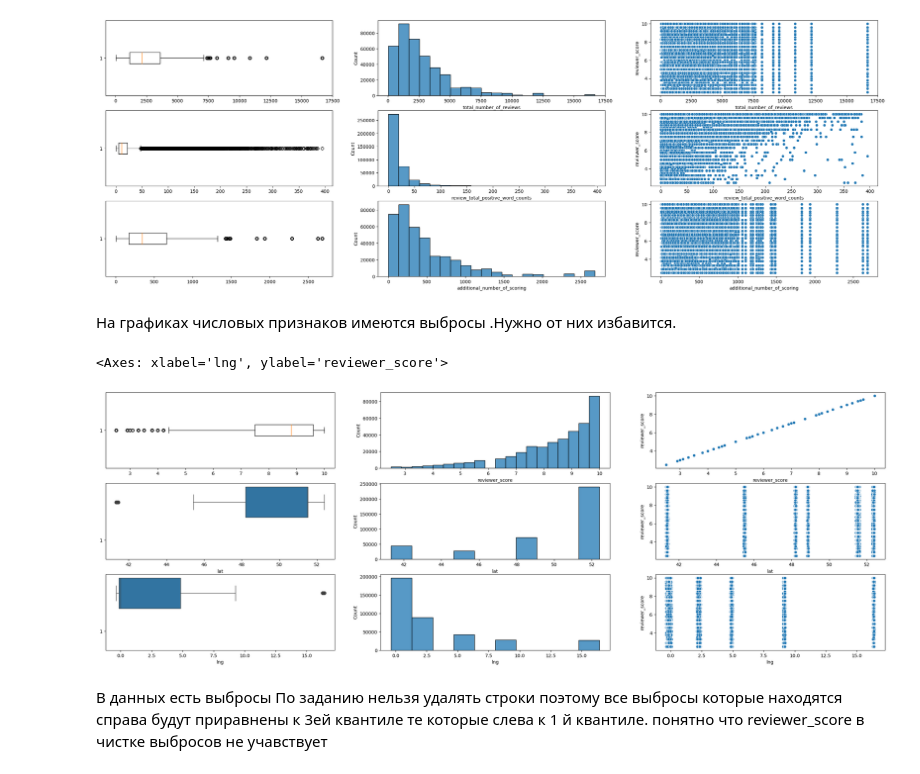
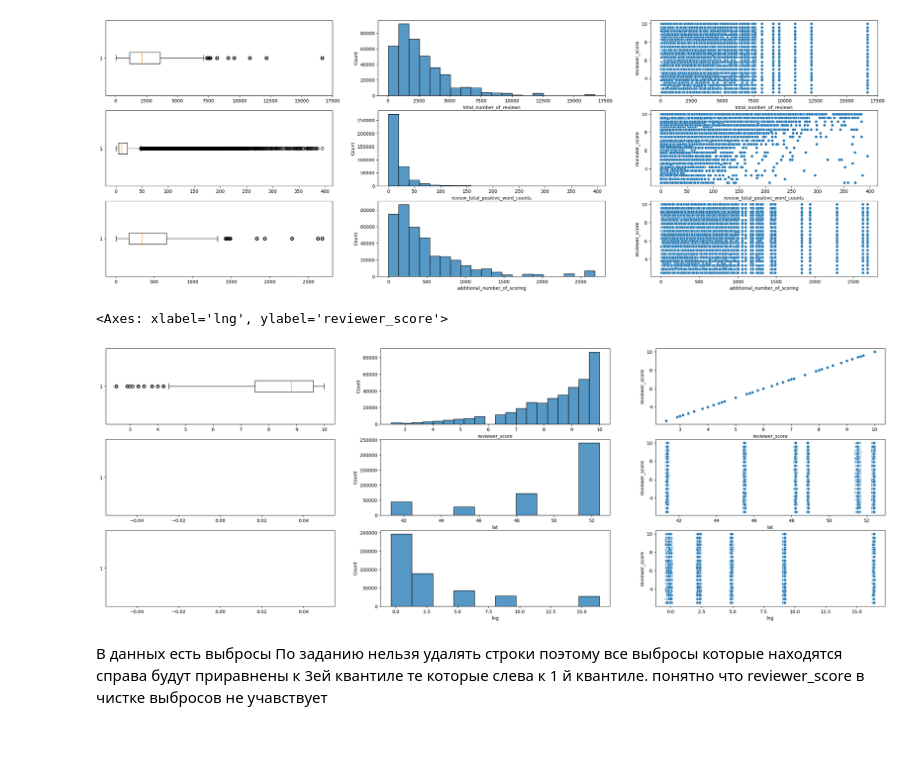
Before and after one commit to Viatcheslav1991/Prodjekt-1, a Jupyter notebook: EDA_Project_3_model.ipynb, the cells around one changed output. Drawn from its saved outputs; the diff is of its cells as text; code cells hidden in the pictures; blank space fills up the shorter version.

```diff
--- a/EDA_Project_3_model.ipynb
+++ b/EDA_Project_3_model.ipynb
@@ -201,28 +201,26 @@ sns.scatterplot(x=hotels['additional_number_of_scoring'],y=hotels['reviewer_scor
 # %% [output]
 <Axes: xlabel='additional_number_of_scoring', ylabel='reviewer_score'>
 [figure]
-# %% [markdown]
-На  графиках числовых признаков имеются выбросы .Нужно от них избавится.
 # %%
 fig,axes=plt.subplots(nrows=3,ncols=3,figsize=(30,10))
 
 # sns.boxplot(x=hotels['reviewer_score'],ax=axes[(0,0)])
 axes[(0,0)].boxplot(x=hotels['reviewer_score'],vert=False)
 sns.histplot(x=hotels['reviewer_score'],ax=axes[(0,1)],bins=20)
 sns.scatterplot(x=hotels['reviewer_score'],y=hotels['reviewer_score'],ax=axes[(0,2)])
 
-sns.boxplot(x=hotels['lat'],ax=axes[(1,0)])
+# sns.boxplot(x=hotels['lat'],ax=axes[(1,0)])
 axes[(1,0)].boxplot(x=hotels['lat'],vert=False)
 sns.histplot(x=hotels['lat'],ax=axes[(1,1)],bins=10)
 sns.scatterplot(x=hotels['lat'],y=hotels['reviewer_score'],ax=axes[(1,2)])
 
-sns.boxplot(x=hotels['lng'],ax=axes[(2,0)])
+# sns.boxplot(x=hotels['lng'],ax=axes[(2,0)])
 axes[(2,0)].boxplot(x=hotels['lng'],vert=False)
 sns.histplot(x=hotels['lng'],ax=axes[(2,1)],bins=10)
 sns.scatterplot(x=hotels['lng'],y=hotels['reviewer_score'],ax=axes[(2,2)])
 # %% [output]
 <Axes: xlabel='lng', ylabel='reviewer_score'>
-[figure, old version]
+[figure, new version]
 # %% [markdown]
 В данных есть выбросы По заданию нельзя удалять строки поэтому все выбросы которые находятся справа будут  приравнены к 3ей квантиле
 те которые слева к 1 й квантиле.
```
Also changed, not shown: parts of 57 cells of this notebook.
